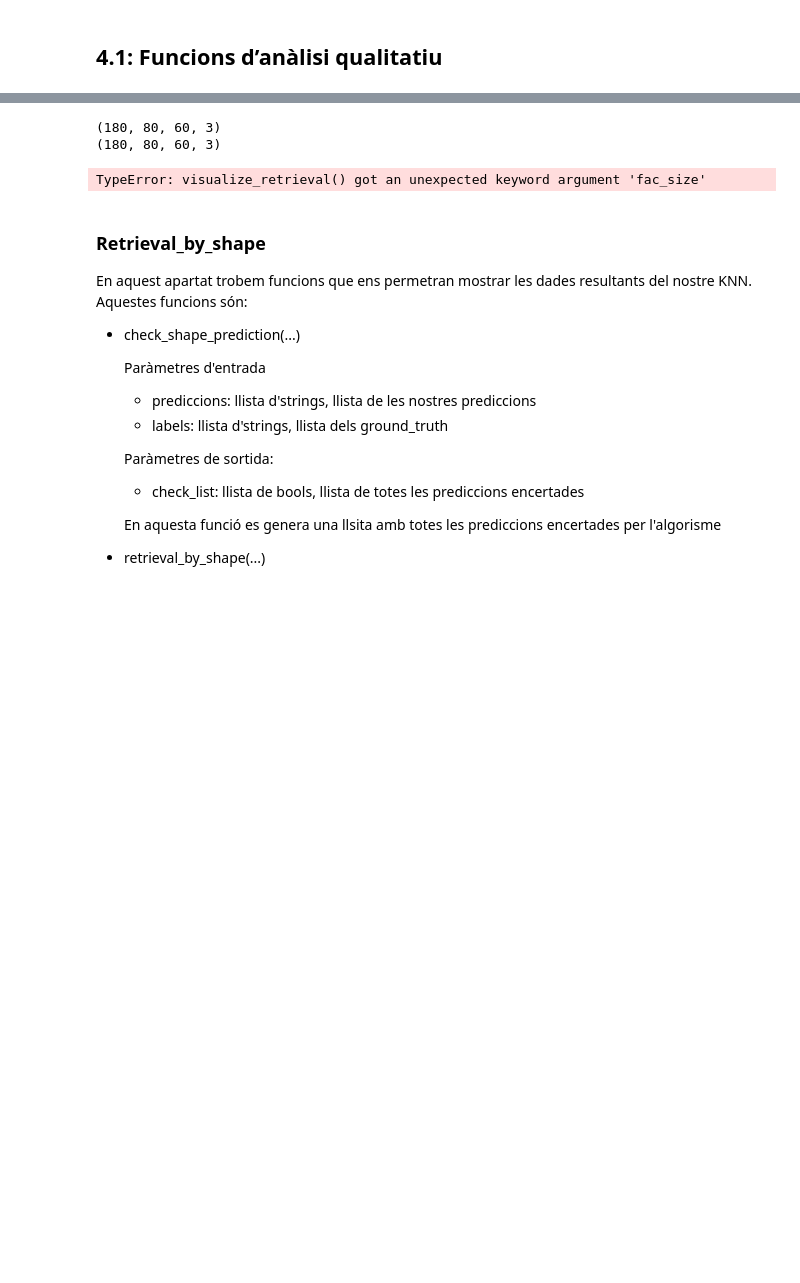
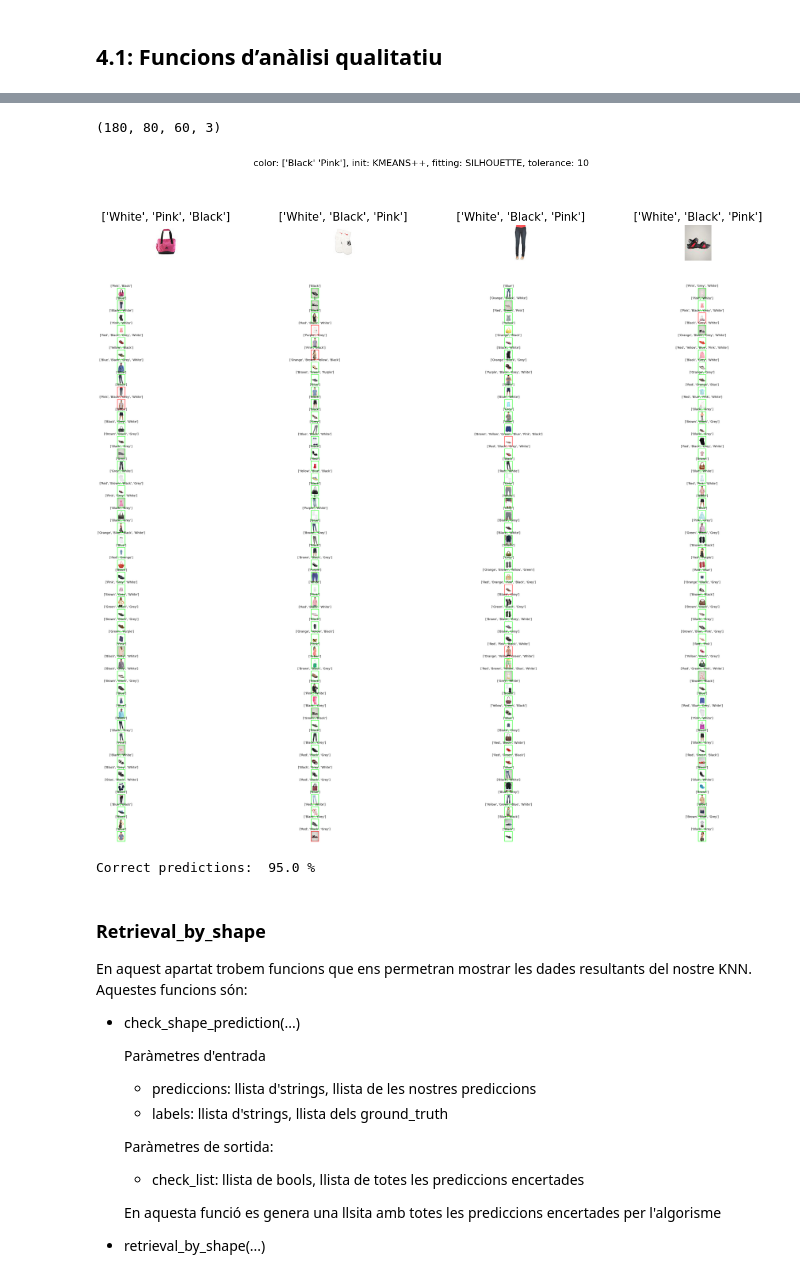
Before and after one commit to aleixJ/Practica2_IA, a Jupyter notebook: Etiquetador/analisis_part3.ipynb, the cells around one changed output, grey strips where cells are left out. Drawn from its saved outputs; the diff is of its cells as text; code cells hidden in the pictures; blank space fills up the shorter version.

```diff
--- a/Etiquetador/analisis_part3.ipynb
+++ b/Etiquetador/analisis_part3.ipynb
@@ -121,14 +129,6 @@ def check_color_prediction(imgs, color_labels, color_labels_predicted, query_img
     return ok
 
 
-print(imgs.shape)
-# imgs = imgs[:179]
-print(imgs.shape)
-
-
-query_img = np.array(['Black', 'Pink'])
-# options
-options = {'km_init': 'first', 'fitting': 'silhouette', 'tolerance': 5}
 # KMeans
 km_predicted_colors = []
 # for img in imgs:
@@ -137,31 +137,58 @@ km_predicted_colors = []
 #     km_predicted_colors.append(get_colors(km.centroids))
 
 
-def process_image(img):
+def process_image(img, options):
     km = KMeans(X=img, options=options)
     km.find_bestK(max_K=11)
     return get_colors(km.centroids)
 
-def process_images(imgs, parallel):
+def process_images(imgs, options, parallel=False):
+    """
+        Function to process a list of images.
+            Args:
+                imgs: list of images
+                options: dictionary with the options for the KMeans
+                parallel: boolean to run the processing in parallel or not
+            Returns:
+                colors: list with the colors of the images
+    """
     if parallel:
         from joblib import Parallel, delayed
-        return Parallel(n_jobs=2)(delayed(process_image)(img) for img in imgs)
+        return Parallel(n_jobs=2)(delayed(process_image)(img, options) for img in imgs)
     else:
         return [process_image(img) for img in imgs]
-
-km_predicted_colors = process_images(imgs, parallel=True)
-
-imgs_retrieved, colors_retrieved = Retrieval_by_color(imgs, km_predicted_colors, query_img=query_img)
-visualize_retrieval(imgs_retrieved, topN=48, info=colors_retrieved, fac_size=2)
-ok = check_color_prediction(imgs, color_labels[:len(imgs)], km_predicted_colors, query_img=query_img)
-# Green: Image identified correctly. Red: Image identified incorrectly, can be a false positive or a false negative
-visualize_retrieval(imgs, topN=len(imgs), info=color_labels, ok=ok, fac_size=5)
-# print ratio of correct predictions
-print("Correct predictions: ", np.sum(ok)/len(ok))
-# %% [output]
-(180, 80, 60, 3)
-(180, 80, 60, 3)
-TypeError: visualize_retrieval() got an unexpected keyword argument 'fac_size'
+# %%
+# Execution
+
+imgs = imgs[:180]
+print(imgs.shape)
+
+query_img = np.array(['Black', 'Pink'])
+# options
+# one of the best options: options = {'km_init': 'kmeans++', 'fitting': 'silhouette', 'tolerance': 10}
+options = {'km_init': 'kmeans++', 'fitting': 'silhouette', 'tolerance': 10}
+
+km_predicted_colors = process_images(imgs, options=options, parallel=True)
+
+title = "color: {}, init: {}, fitting: {}, tolerance: {}".format(
+    query_img,
+    options.get('km_init', 'WCD').upper(),
+    options.get('fitting', 'first').upper(),
+    options.get('tolerance', '20')
+)
+
+imgs_retrieved, colors_retrieved = Retrieval_by_color(imgs, km_predicted_colors, query_img=query_img)
+visualize_retrieval(imgs_retrieved, topN=48, info=colors_retrieved, fac_size=2, title=title)
+ok = check_color_prediction(imgs, color_labels[:len(imgs)], km_predicted_colors, query_img=query_img)
+# Green: Image identified correctly. Red: Image identified incorrectly, can be a false positive or a false negative
+visualize_retrieval(imgs, topN=len(imgs), info=color_labels, ok=ok, fac_size=8)
+# print ratio of correct predictions
+print("Correct predictions: ", np.sum(ok)/len(ok)*100, "%")
+# %% [output]
+(180, 80, 60, 3)
+[figure, added]
+[figure, added]
+Correct predictions:  95.0 %
 # %% [markdown]
 ### Retrieval_by_shape
 
```
Also changed, not shown: parts of 7 cells of this notebook, 1 other file.
